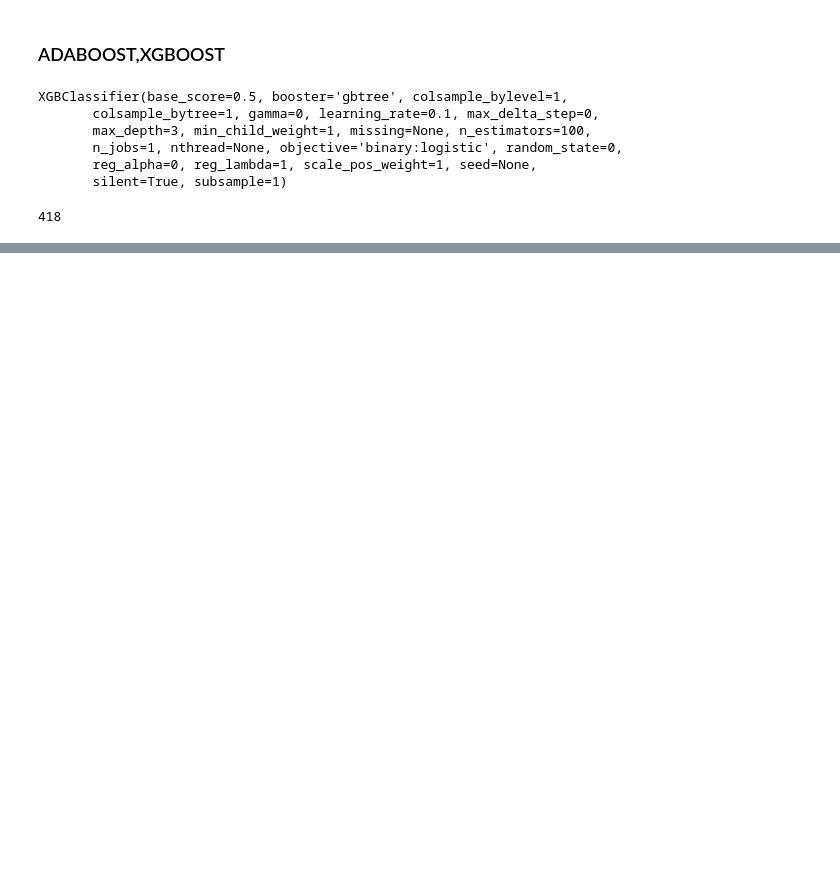
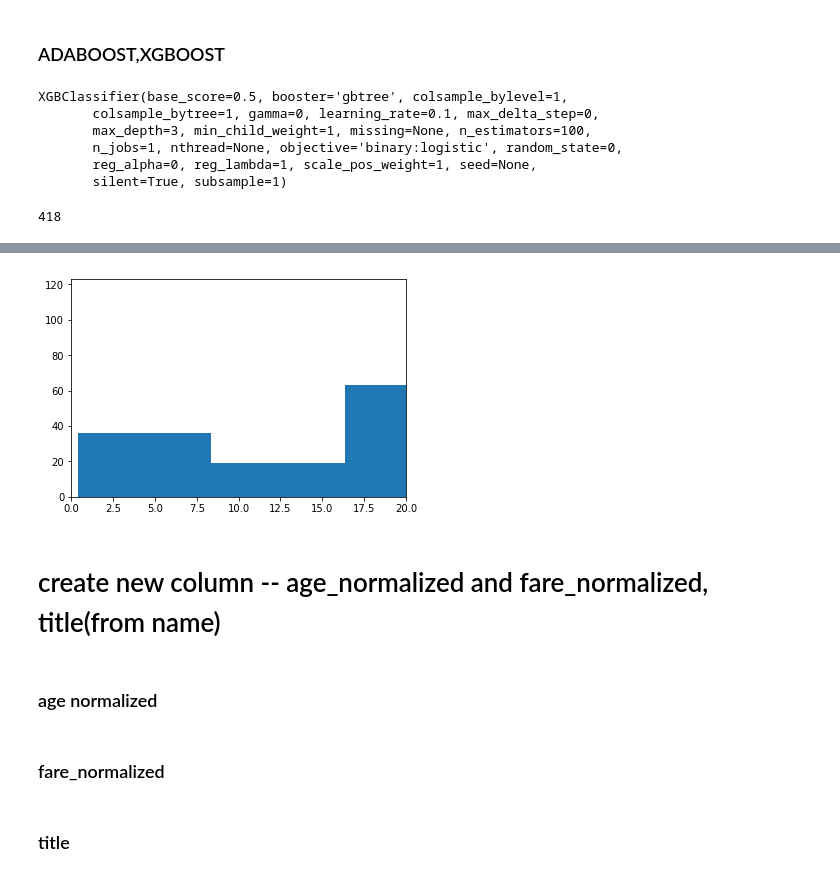
Before and after one commit to akhil451/titanic, a Jupyter notebook: titanic.ipynb, the cells around one changed output, grey strips where cells are left out. Saved outputs shown, nothing was run; the diff lists cells and outputs as text; code cells hidden in the pictures; blank space fills up the shorter version.

```diff
--- a/titanic.ipynb
+++ b/titanic.ipynb
@@ -416,0 +462,14 @@ print(len(submission3))
+# %%
+plt.hist(train4["Age"][train4["Survived"]==1],bins=10)
+plt.xlim(0,20)
+plt.show()
+# %% [output]
+[figure, added]
+# %% [markdown]
+# create new column -- age_normalized and fare_normalized, title(from name)
+# %% [markdown]
+### age normalized
+# %% [markdown]
+### fare_normalized
+# %% [markdown]
+### title
```
Also changed, not shown: parts of 30 cells of this notebook, 4 other files.
